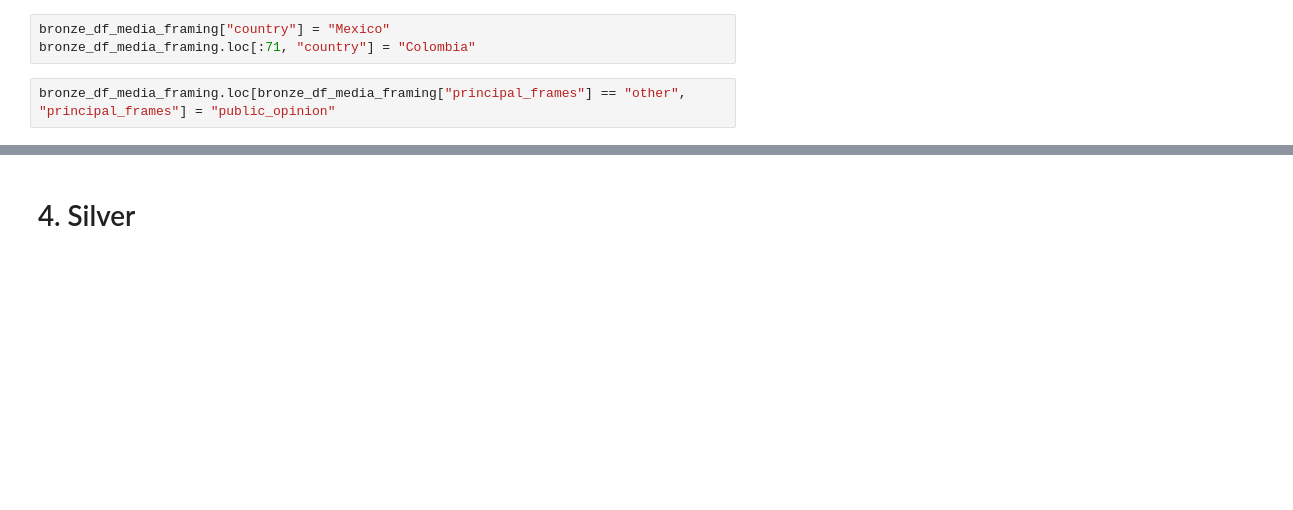
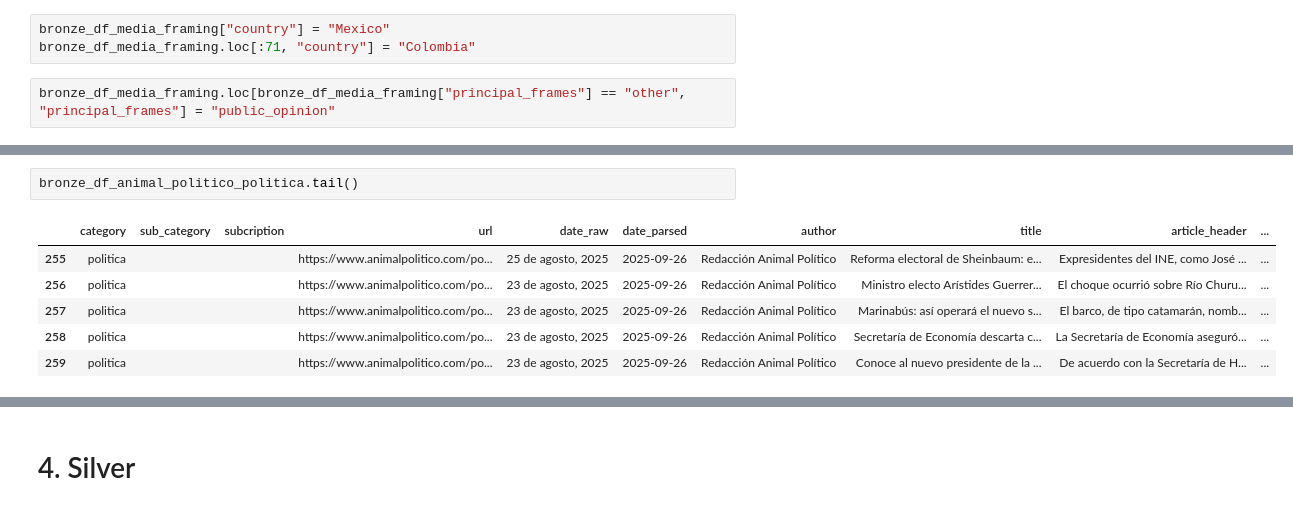
Before and after one commit to BlueAutomata/tesis-optimizacion-de-modelos-de-question-answering, a Jupyter notebook: src/notebooks/02_1_data_preprocessing.ipynb, the cells around one changed output, grey strips where cells are left out. Drawn from its saved outputs; the diff is of its cells as text; blank space fills up the shorter version.

```diff
--- a/src/notebooks/02_1_data_preprocessing.ipynb
+++ b/src/notebooks/02_1_data_preprocessing.ipynb
@@ -120,0 +138,9 @@ bronze_df_media_framing.loc[bronze_df_media_framing["principal_frames"] == "othe
+# %%
+bronze_df_animal_politico_politica.tail()
+# %% [output]
+|  | category | sub_category | subcription | url | date_raw | date_parsed | author | title | article_header | ... |
+| 255 | politica |  |  | https://www.animalpolitico.com/po... | 25 de agosto, 2025 | 2025-09-26 | Redacción Animal Político | Reforma electoral de Sheinbaum: e... | Expresidentes del INE, como José ... | ... |
+| 256 | politica |  |  | https://www.animalpolitico.com/po... | 23 de agosto, 2025 | 2025-09-26 | Redacción Animal Político | Ministro electo Arístides Guerrer... | El choque ocurrió sobre Río Churu... | ... |
+| 257 | politica |  |  | https://www.animalpolitico.com/po... | 23 de agosto, 2025 | 2025-09-26 | Redacción Animal Político | Marinabús: así operará el nuevo s... | El barco, de tipo catamarán, nomb... | ... |
+| 258 | politica |  |  | https://www.animalpolitico.com/po... | 23 de agosto, 2025 | 2025-09-26 | Redacción Animal Político | Secretaría de Economía descarta c... | La Secretaría de Economía aseguró... | ... |
+| 259 | politica |  |  | https://www.animalpolitico.com/po... | 23 de agosto, 2025 | 2025-09-26 | Redacción Animal Político | Conoce al nuevo presidente de la ... | De acuerdo con la Secretaría de H... | ... |
```
Also changed, not shown: parts of 54 cells of this notebook.
